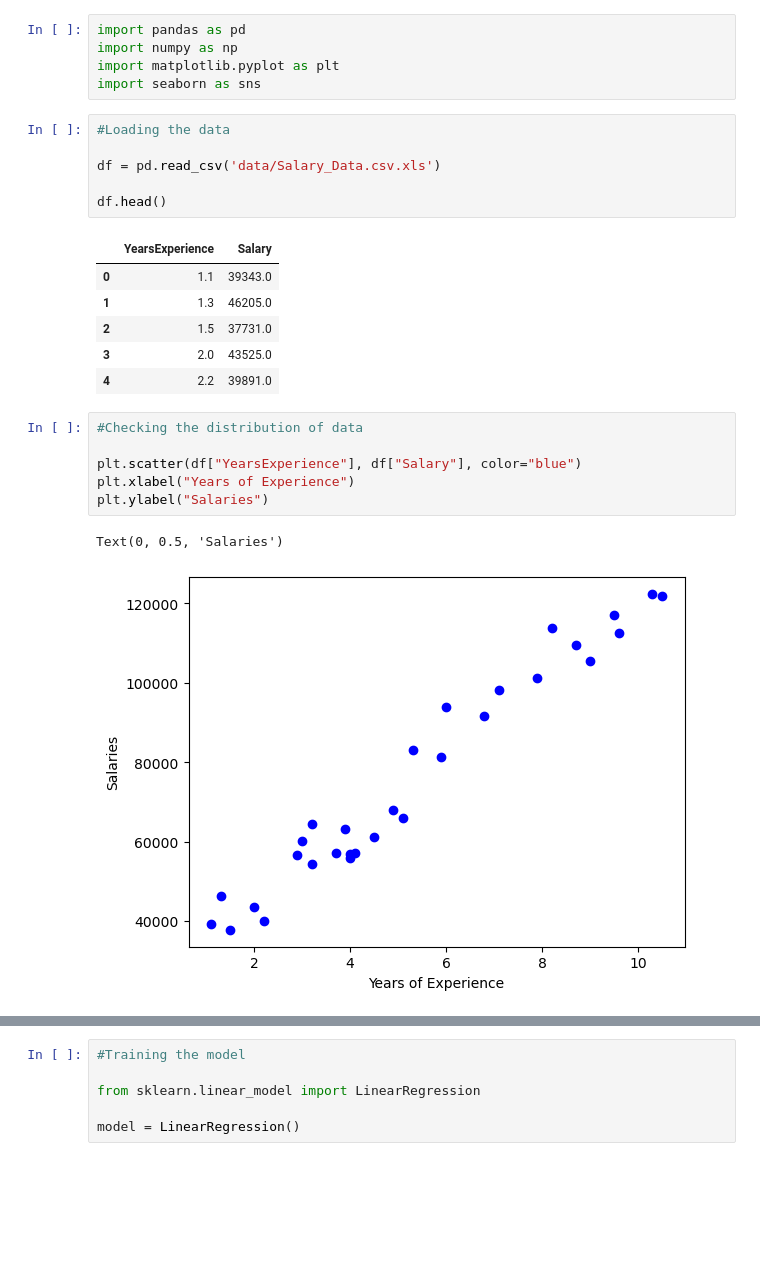
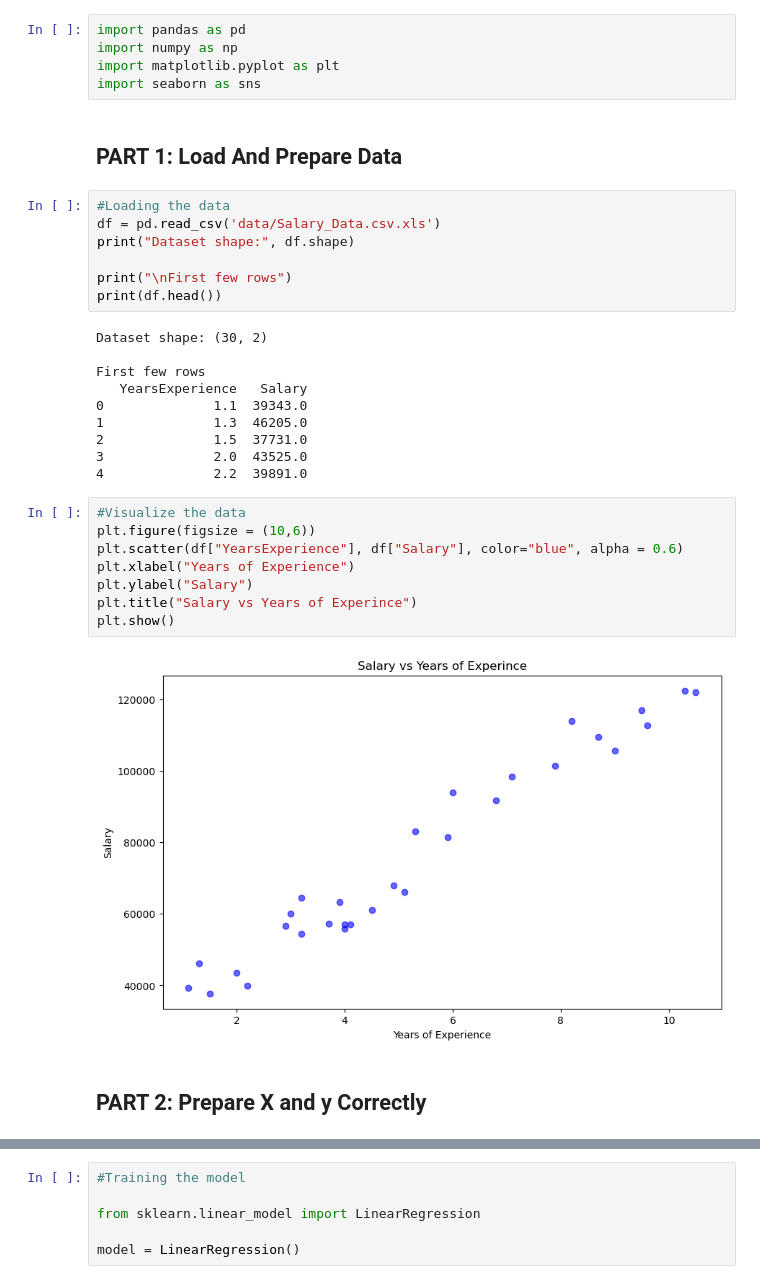
Before and after one commit to the-liyanage/from-scratch, a Jupyter notebook: regression/basic-linear-regression/gradient_desc.ipynb, the cells around one changed output, grey strips where cells are left out. Cells and saved outputs as stored; diff of their text form; blank space fills up the shorter version.

```diff
--- a/regression/basic-linear-regression/gradient_desc.ipynb
+++ b/regression/basic-linear-regression/gradient_desc.ipynb
@@ -3,28 +3,37 @@ import pandas as pd
 import numpy as np
 import matplotlib.pyplot as plt
 import seaborn as sns
+# %% [markdown]
+## PART 1: Load And Prepare Data
 # %%
 #Loading the data
+df = pd.read_csv('data/Salary_Data.csv.xls')
+print("Dataset shape:", df.shape)
 
-df = pd.read_csv('data/Salary_Data.csv.xls')
-
-df.head()
+print("\nFirst few rows")
+print(df.head())
 # %% [output]
-|  | YearsExperience | Salary |
-| 0 | 1.1 | 39343.0 |
-| 1 | 1.3 | 46205.0 |
-| 2 | 1.5 | 37731.0 |
-| 3 | 2.0 | 43525.0 |
-| 4 | 2.2 | 39891.0 |
+Dataset shape: (30, 2)
+
+First few rows
+   YearsExperience   Salary
+0              1.1  39343.0
+1              1.3  46205.0
+2              1.5  37731.0
+3              2.0  43525.0
+4              2.2  39891.0
 # %%
-#Checking the distribution of data
-
-plt.scatter(df["YearsExperience"], df["Salary"], color="blue")
+#Visualize the data
+plt.figure(figsize = (10,6))
+plt.scatter(df["YearsExperience"], df["Salary"], color="blue", alpha = 0.6)
 plt.xlabel("Years of Experience")
-plt.ylabel("Salaries")
+plt.ylabel("Salary")
+plt.title("Salary vs Years of Experince")
+plt.show()
 # %% [output]
-Text(0, 0.5, 'Salaries')
-[figure, old version]
+[figure, new version]
+# %% [markdown]
+## PART 2: Prepare X and y Correctly
 # %%
 #Define the features (Independed and Dependent Variables)
 
```
Also changed, not shown: parts of 18 cells of this notebook.
